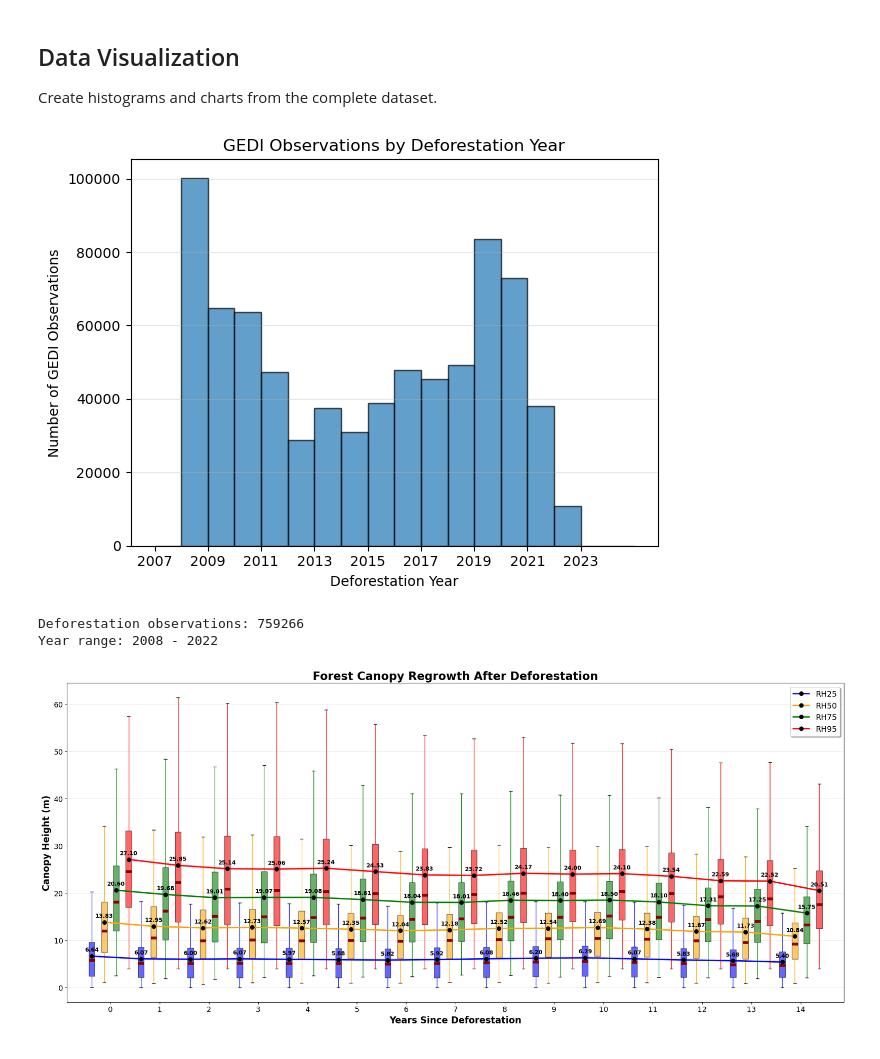
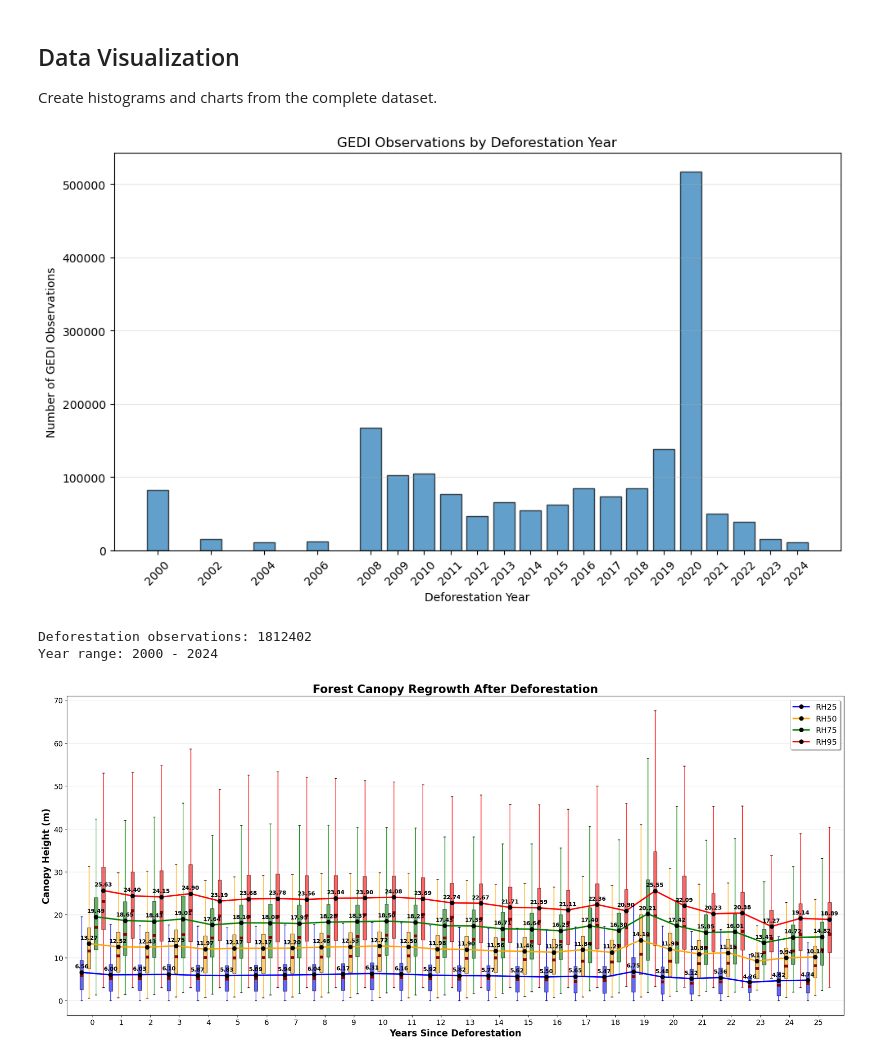
Before and after one commit to NaiaraSPinto/VegMapper, a Jupyter notebook: histogram_creation/new_hist_creation.ipynb, the cells around one changed output. Drawn from its saved outputs; the diff is of its cells as text; code cells hidden in the pictures.

Commit message:
moved files around and created new script for histograms

```diff
--- a/histogram_creation/new_hist_creation.ipynb
+++ b/histogram_creation/new_hist_creation.ipynb
@@ -49,14 +45,32 @@ def label_raster_val(value):
         return 'Unknown'
 # %%
 # Get the CSV from link - Process entire file in chunks
-path = '../csv_files/gedi_prodes_joined_1.csv'
+path = '../csv_files/final_for_aag_paper/gedi_prodes_2026_joined.csv'
 
 chunk_size = 100000  # Process 100k rows at a time
 chunks = []
+row_offset = 0
 
 print("Reading file in chunks...")
 for i, chunk in enumerate(pd.read_csv(path, chunksize=chunk_size)):
+    original_chunk_len = len(chunk)
     # Apply transformations to each chunk using defined functions
+    for idx, row in chunk.iterrows():
+        global_row = row_offset + idx + 1   # +1 if you want 1-based indexing
+
+        try:
+            get_date(row['source_url'])
+            label_raster_val(row['RASTERVALU'])
+        except Exception as e:
+            print("\nERROR DETECTED")
+            print(f"Chunk: {i+1}")
+            print(f"CSV Row Number: {global_row}")
+            print("Row contents:")
+            print(row)
+            print("Error:", e)
+
+            raise SystemExit("Stopping execution so you can debug.")
+
     chunk['date'] = chunk['source_url'].apply(get_date)
     chunk['land_class'] = chunk['RASTERVALU'].apply(label_raster_val)
 
@@ -66,6 +80,8 @@ for i, chunk in enumerate(pd.read_csv(path, chunksize=chunk_size)):
     chunks.append(chunk)
     print(f"  Processed chunk {i+1} ({len(chunk)} rows)")
 
+    row_offset += original_chunk_len
+
 # Combine all chunks
 df = pd.concat(chunks, ignore_index=True)
 print(f"\nTotal rows loaded: {len(df):,}")
@@ -296,21 +327,23 @@ pos_rh_deforestation_data.to_csv('../csv_files/pos_rh_deforestation_data_with_re
 
 Create histograms and charts from the complete dataset.
 # %%
-plt.hist(deforestation_years, bins=range(2007, 2026), edgecolor='black', alpha=0.7)
+year_counts = deforestation_data['deforestation_year'].value_counts().sort_index()
+plt.figure(figsize=(10, 6))
+plt.bar(year_counts.index, year_counts.values, edgecolor='black', alpha=0.7)
 plt.xlabel('Deforestation Year')
 plt.ylabel('Number of GEDI Observations')
 plt.title('GEDI Observations by Deforestation Year')
-plt.xticks(range(2007, 2025, 2))
+plt.xticks(year_counts.index, rotation=45)
 plt.grid(axis='y', alpha=0.3)
 plt.tight_layout()
 plt.show()
 
 print(f"\nDeforestation observations: {len(deforestation_data)}")
 print(f"Year range: {deforestation_years.min()} - {deforestation_years.max()}")
 # %% [output]
-[figure, old version]
+[figure, new version]
-Deforestation observations: 759266
-Year range: 2008 - 2022
+Deforestation observations: 1812402
+Year range: 2000 - 2024
 # %%
 # Show all charts combined with boxplots side by side
 fig, ax = plt.subplots(figsize=(20, 9))
@@ -354,7 +387,7 @@ ax.tick_params(axis='y', labelsize=13)
 plt.tight_layout()
 plt.show()
 # %% [output]
-[figure, old version]
+[figure, new version]
 # %%
 print("\nMean canopy heights by years since deforestation:")
 print(regrowth_stats['rh50'].round(2))
```
Also changed, not shown: parts of 13 cells of this notebook, 6 other files.
